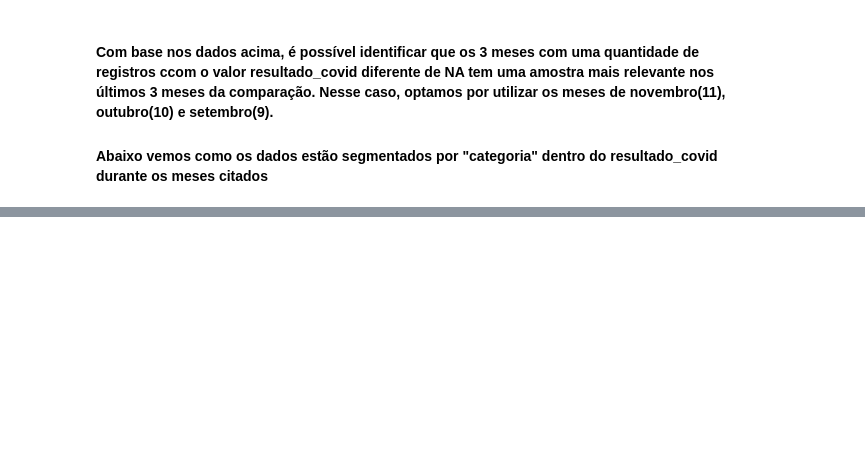
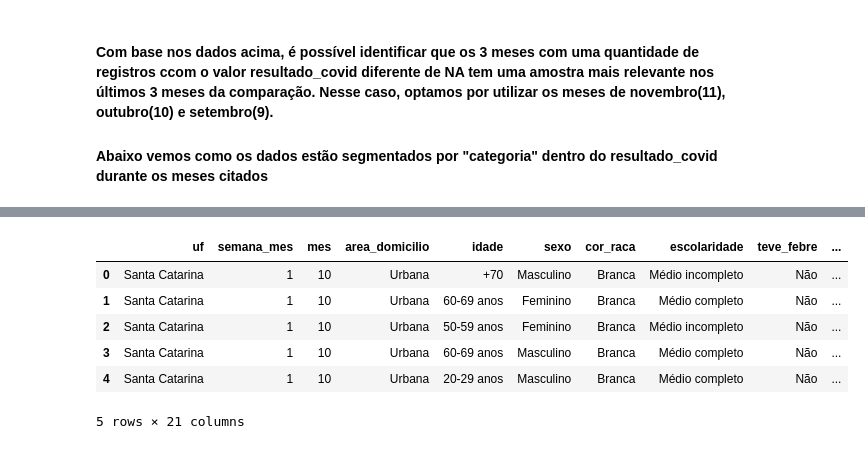
Before and after one commit to pehls/gp27_techchallenge_3, a Jupyter notebook: notebooks/004_iob_socio_demographic_analysis.ipynb, the cells around one changed output, grey strips where cells are left out. Cells and saved outputs as stored; diff of their text form; code cells hidden in the pictures; blank space fills up the shorter version.

```diff
--- a/notebooks/004_iob_socio_demographic_analysis.ipynb
+++ b/notebooks/004_iob_socio_demographic_analysis.ipynb
@@ -191,0 +252,22 @@ interactive(children=(Dropdown(description='coluna', options=('uf', 'area_domici
+# %%
+df = query_job.to_dataframe()
+
+# Defina a função para converter idade em faixa etária
+def idade_para_faixa_etaria(idade):
+    if idade >= 70:
+        return "+70"
+    faixa_etaria = (idade // 10) * 10
+    return f'{faixa_etaria}-{faixa_etaria + 9} anos'
+
+# Aplique a função à coluna 'idade' e substitua os valores na própria coluna
+df['idade'] = df['idade'].apply(idade_para_faixa_etaria)
+
+df.head()
+# %% [output]
+|  | uf | semana_mes | mes | area_domicilio | idade | sexo | cor_raca | escolaridade | teve_febre | ... |
+| 0 | Santa Catarina | 1 | 10 | Urbana | +70 | Masculino | Branca | Médio incompleto | Não | ... |
+| 1 | Santa Catarina | 1 | 10 | Urbana | 60-69 anos | Feminino | Branca | Médio completo | Não | ... |
+| 2 | Santa Catarina | 1 | 10 | Urbana | 50-59 anos | Feminino | Branca | Médio incompleto | Não | ... |
+| 3 | Santa Catarina | 1 | 10 | Urbana | 60-69 anos | Masculino | Branca | Médio completo | Não | ... |
+| 4 | Santa Catarina | 1 | 10 | Urbana | 20-29 anos | Masculino | Branca | Médio completo | Não | ... |
+5 rows × 21 columns
```
Also changed, not shown: parts of 17 cells of this notebook.
